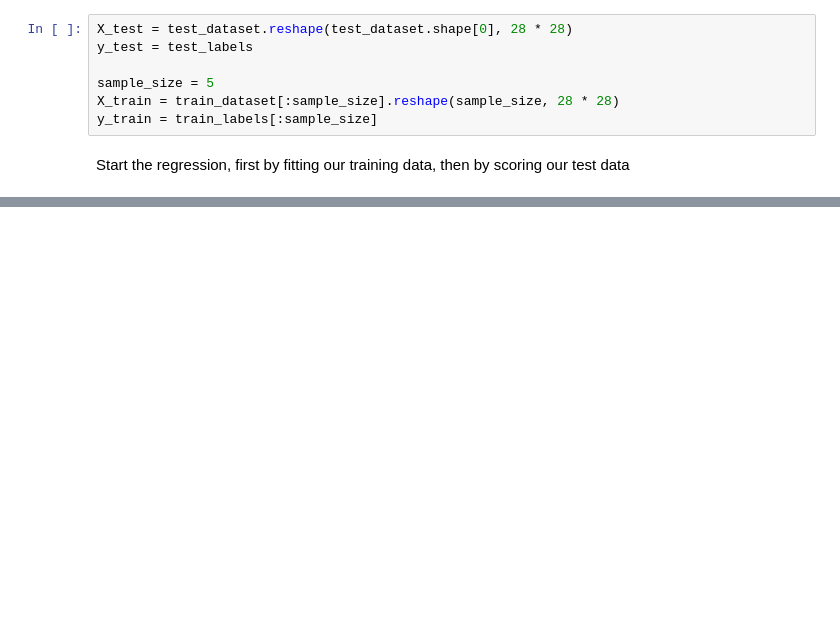
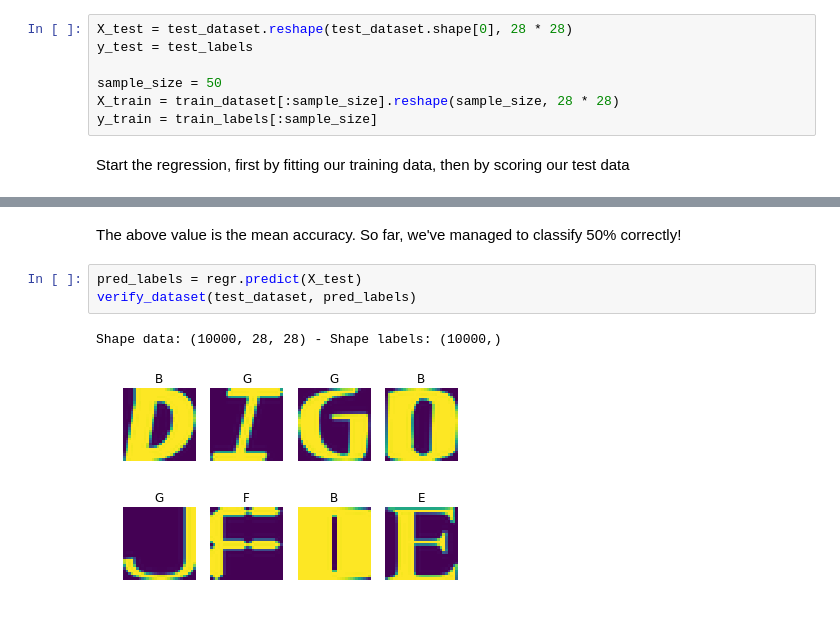
Before and after one commit to pvhee/deeplearning_experiments, a Jupyter notebook: 1_notmnist.ipynb, the cells around one changed output, grey strips where cells are left out. Drawn from its saved outputs; the diff is of its cells as text; blank space fills up the shorter version.

```diff
--- a/1_notmnist.ipynb
+++ b/1_notmnist.ipynb
@@ -530,7 +530,7 @@ Let's setup a LogisticRegression. This classifier will expect a 2-dimensional ar
 X_test = test_dataset.reshape(test_dataset.shape[0], 28 * 28)
 y_test = test_labels
 
-sample_size = 5
+sample_size = 50
 X_train = train_dataset[:sample_size].reshape(sample_size, 28 * 28)
 y_train = train_labels[:sample_size]
 # %% [markdown]
@@ -545,0 +546,8 @@ Wall time: 3.45 ms
+# %% [markdown]
+The above value is the mean accuracy. So far, we've managed to classify 50% correctly!
+# %%
+pred_labels = regr.predict(X_test)
+verify_dataset(test_dataset, pred_labels)
+# %% [output]
+Shape data: (10000, 28, 28) - Shape labels: (10000,)
+[figure, added]
```
Also changed, not shown: parts of 5 cells of this notebook.
